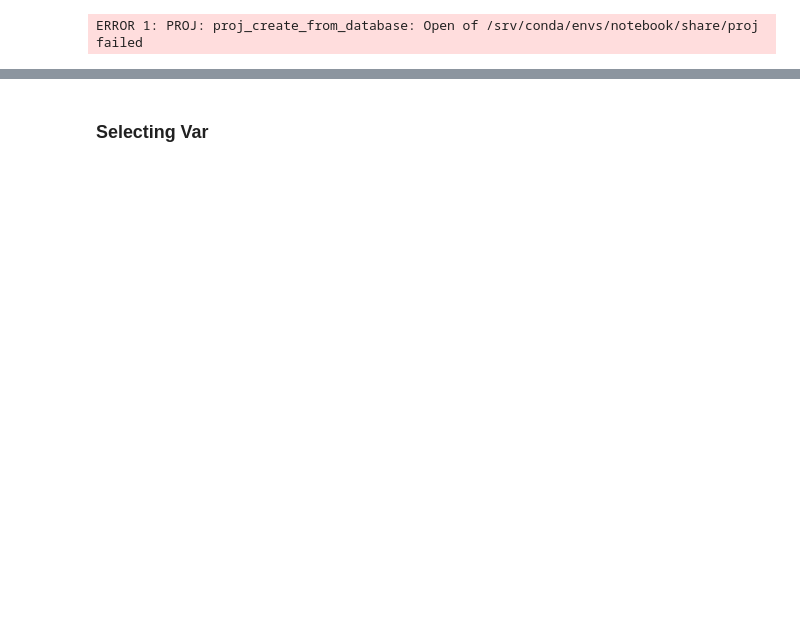
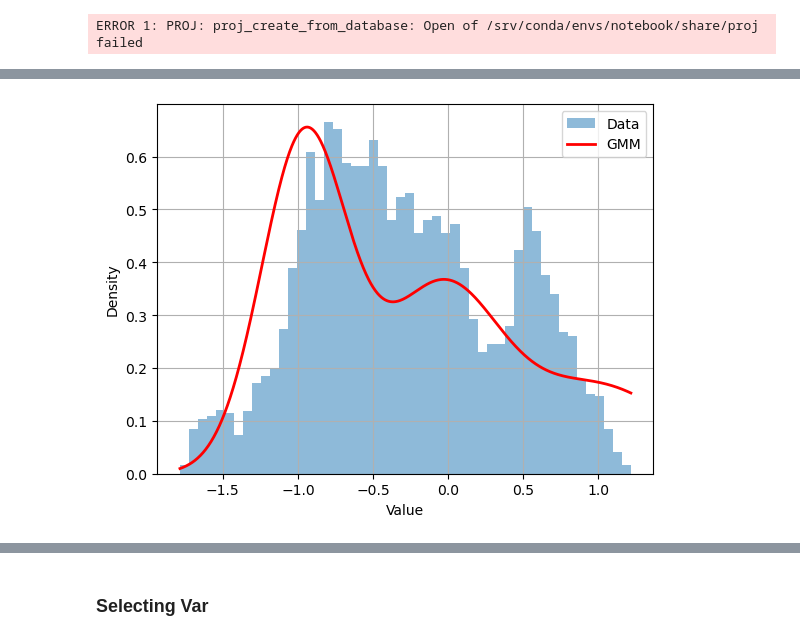
Before and after one commit to SammyAgrawal/diffusion-climsim, a Jupyter notebook: Notebooks/DiffTraining.ipynb, the cells around one changed output, grey strips where cells are left out. Cells and saved outputs as stored; diff of their text form; code cells hidden in the pictures; blank space fills up the shorter version.

```diff
--- a/Notebooks/DiffTraining.ipynb
+++ b/Notebooks/DiffTraining.ipynb
@@ -624,0 +812,4 @@ def get_loss_gradients(loss_fn, y, y_hat):
+# %%
+d=plot_gmm_distribution(GMM, y_hat_sel)
+# %% [output]
+[figure, added]
```
Also changed, not shown: parts of 82 cells of this notebook, 10 other files.
